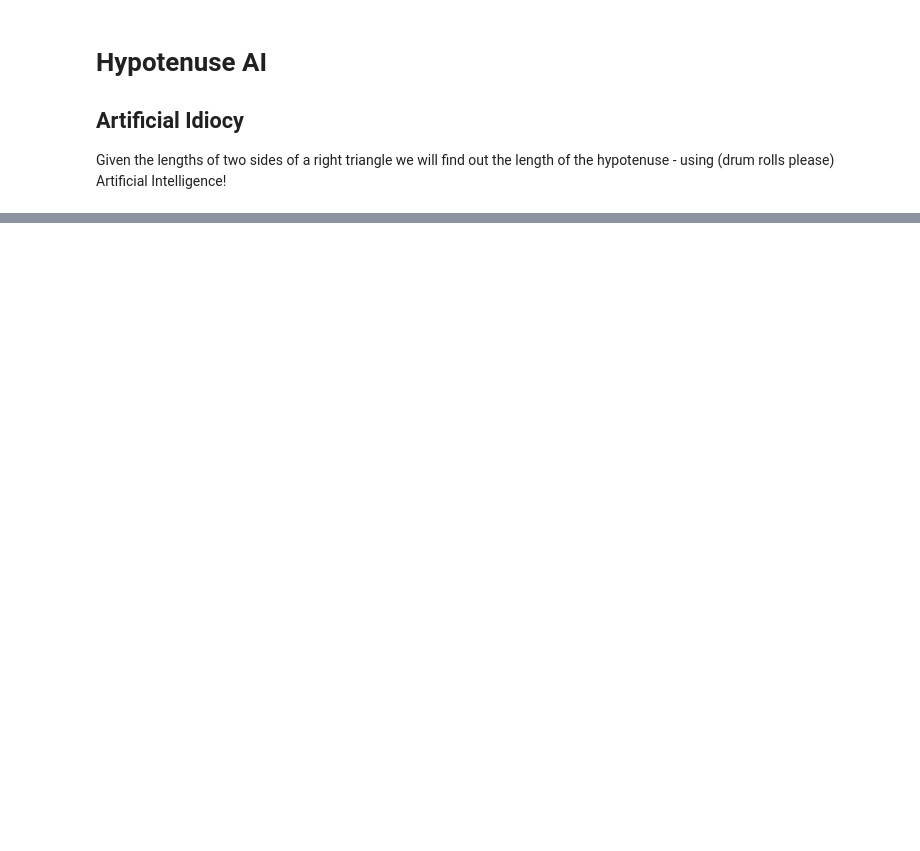
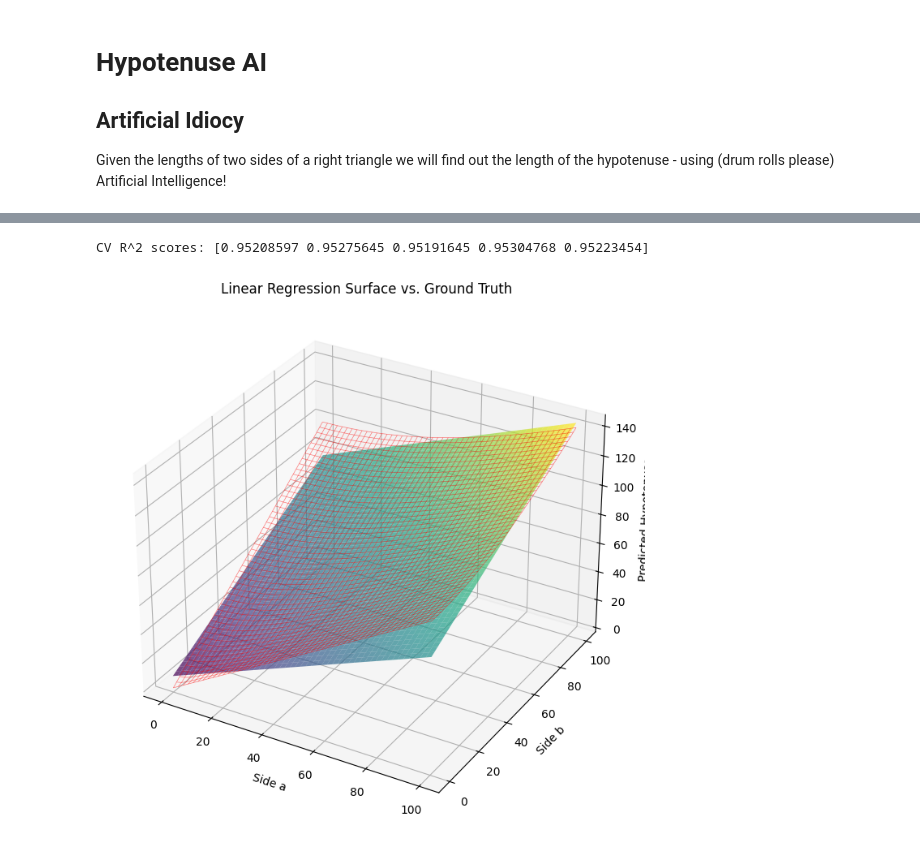
Before and after one commit to KaraMelih/HypotAI, a Jupyter notebook: notebooks/HypotenusProject.ipynb, the cells around one changed output, grey strips where cells are left out. Cells and saved outputs as stored; diff of their text form; code cells hidden in the pictures; blank space fills up the shorter version.

```diff
--- a/notebooks/HypotenusProject.ipynb
+++ b/notebooks/HypotenusProject.ipynb
@@ -13,0 +90,9 @@ array([ 0,  1,  2,  3,  4,  5,  6,  7,  8,  9, 10, 11, 12, 13, 14, 15, 16,
+# %%
+cv_scores = cross_validate_model(df)
+print(f"CV R^2 scores: {cv_scores}")
+# %% [output]
+CV R^2 scores: [0.95208597 0.95275645 0.95191645 0.95304768 0.95223454]
+# %%
+plot_regression_surface(modelLR,)
+# %% [output]
+[figure, added]
```
Also changed, not shown: parts of 12 cells of this notebook.
